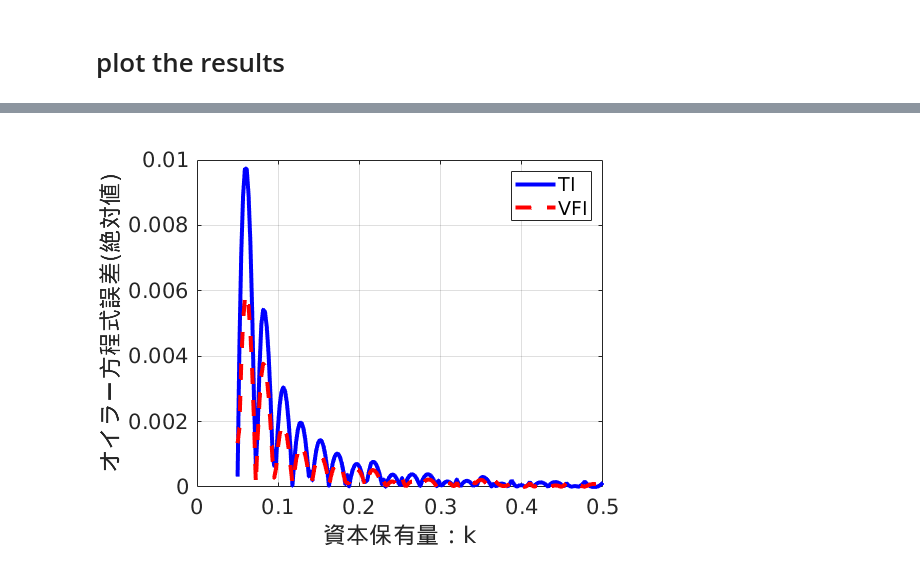
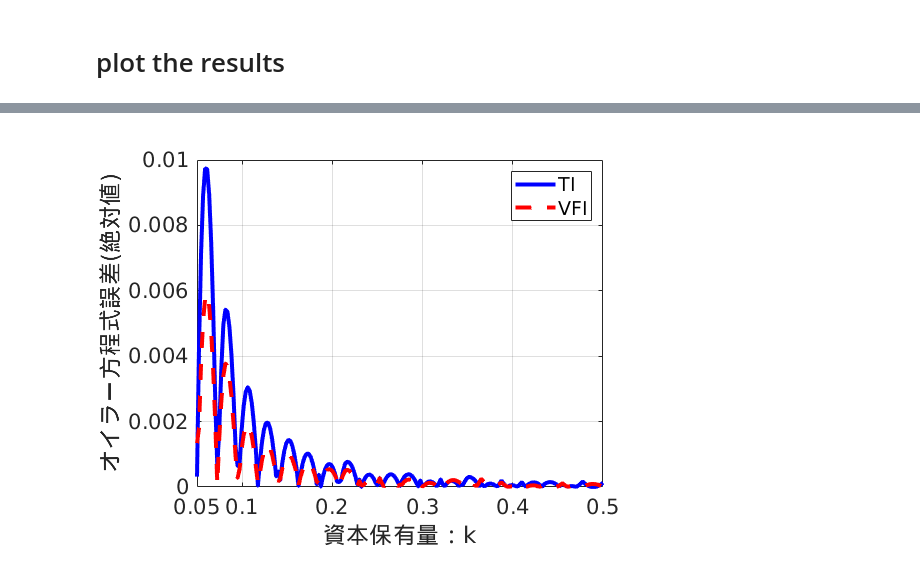
Before and after one commit to quant-macro-book/chapter4, a Jupyter notebook: Matlab/1_TI_Optimization/TI_Optimization.ipynb, the cells around one changed output, grey strips where cells are left out. Cells and saved outputs as stored; diff of their text form; code cells hidden in the pictures.

```diff
--- a/Matlab/1_TI_Optimization/TI_Optimization.ipynb
+++ b/Matlab/1_TI_Optimization/TI_Optimization.ipynb
@@ -142,33 +130,27 @@ end
 # %% [output]
 Created file '/home/takeki/Documents/keizai-seminar/chapter4/Matlab/1_TI_Optimization/nti.m'.
 # %%
-%m = Models(21,0.5)
-%% *** カリブレーション ***
+% カリブレーション
 m.beta  = 0.96; % 割引因子
 m.gamma = 1.0;  % 相対的危険回避度(異時点間の代替の弾力性の逆数)
 m.alpha = 0.40; % 資本分配率
-m.delta = 1.00; % 固定資本減耗(0.08)
-%delta = 0.08;
+m.delta = 1.00; % 固定資本減耗(delta=1.0のときは解析解が存在)
 
-% *** 定常状態の値(初期値に使用) ***
+% 定常状態の値
 m.ykss = (1/m.beta-1+m.delta)/m.alpha;
 m.kss = m.ykss^(1/(m.alpha-1));
 m.yss = m.ykss*m.kss;
 m.css = m.yss-m.delta*m.kss;
 
-m.nk   = 21;    % グリッドの数
 m.kmax = 0.5;   % 資本グリッドの最大値
-%kmax = 0.4;   % 資本グリッドの最大値(固定資本減耗=1.0の場合、kmax=0.5にすると59行目の初期値では解けない)
-%kmax = 10.0; % 資本グリッドの最大値(固定資本減耗=0.08の場合に使用)
 m.kmin = 0.05;  % 資本グリッドの最小値 (0にすると生産が出来なくなる)
-%========================
 
 %% STEP 1(a): グリッド生成
-
+m.nk   = 21;    % グリッドの数
 m.kgrid = linspace(m.kmin, m.kmax, m.nk)';
 
-m.maxit = 1000;    % 繰り返し計算の最大値
-m.tol  = 1.0e-5; % 許容誤差(STEP 2)
+m.maxiter = 1000; % 繰り返し計算の最大値
+m.tol  = 1.0e-5;  % 許容誤差(STEP 2)
 
 m
 # %% [output]
@@ -224,12 +206,14 @@ p_true = m.beta*m.alpha*(m.kgrid.^m.alpha);
 %% オイラー方程式から誤差を測定
 % 元のグリッドではオイラー方程式の誤差はゼロになるため、グリッドを細かくとる
 kgrid_err = linspace(m.kmin, m.kmax, (m.nk-1)*10+1)';
-cons = interp1(m.kgrid,cfcn0(:,1),kgrid_err);
+cons = interp1(m.kgrid,cfcn0(:,1),kgrid_err); % 線形補間
 LHS  = mu_CRRA(cons, m.gamma);
+
 kp   = kgrid_err.^m.alpha + (1-m.delta)*kgrid_err - cons;
 cnext = interp1(m.kgrid, cfcn0(:,1), kp);
 rent = m.alpha.*kp.^(m.alpha-1.0) - m.delta;
 RHS  = m.beta.*(1.+rent).*mu_CRRA(cnext,m.gamma);
+
 err  = RHS./LHS-1.0;
 # %% [markdown]
 # plot the results
@@ -269,12 +238,17 @@ set(gca,'Fontsize', 16);
 # %%
 err2 = csvread("err_ndp.csv");
 figure;
-plot(kgrid_err, abs(err), '-', 'color', 'blue', 'linewidth', 3); hold('on');
-plot(kgrid_err, abs(err2), '--', 'color', 'red', 'linewidth', 3); hold('off');
-xlabel('資本保有量：k', 'Fontsize', 16);
-ylabel('オイラー方程式誤差(絶対値)', 'Fontsize', 16);
+plot(kgrid_err, abs(err), '-', 'Color', 'blue', 'LineWidth', 3);
+hold on;
+plot(kgrid_err, abs(err2), '--', 'Color', 'red', 'LineWidth', 3);
+xlabel('資本保有量：k', 'FontSize', 16);
+ylabel('オイラー方程式誤差(絶対値)', 'FontSize', 16);
+xlim([m.kmin m.kmax]);
+xticks([0.05 0.1 0.2 0.3 0.4 0.5]);
+xticklabels([0.05 0.1 0.2 0.3 0.4 0.5]);
 legend('TI', 'VFI', 'Location', 'NorthEast');
 grid on;
-set(gca,'Fontsize', 16);
+set(gca,'FontSize', 16);
+saveas (gcf,'Fig_pti6.eps','epsc2');
 # %% [output]
-[figure, old version]
+[figure, new version]
```
Also changed, not shown: parts of 7 cells of this notebook, 45 other files.
